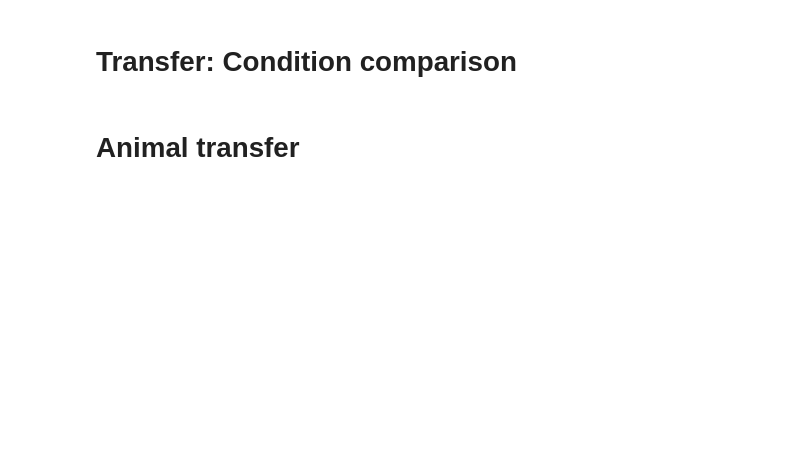
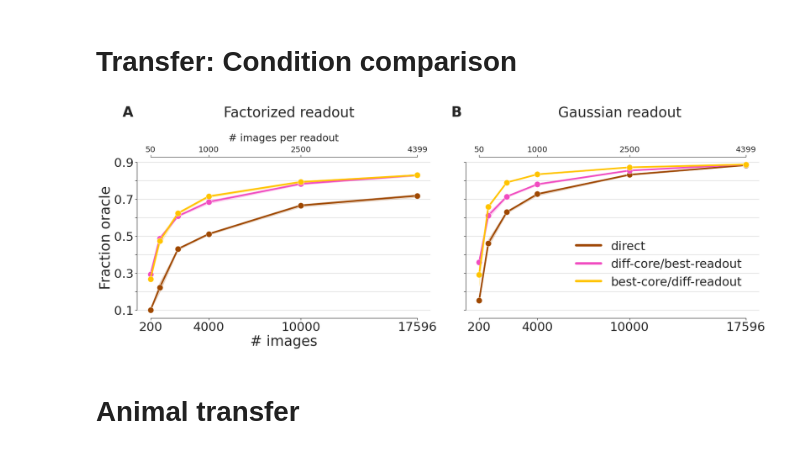
Before and after one commit to sinzlab/nnsysident, a Jupyter notebook: notebooks/Plots_real_iclr.ipynb, the cells around one changed output. Saved outputs shown, nothing was run; the diff lists cells and outputs as text; code cells hidden in the pictures; blank space fills up the shorter version.

```diff
--- a/notebooks/Plots_real_iclr.ipynb
+++ b/notebooks/Plots_real_iclr.ipynb
@@ -230,8 +317,8 @@ col_order = ['Factorized readout ', 'Gaussian readout']
 palette = [col for i, col in enumerate(sns.color_palette('bright')) if i in (5,6,8) ]
 
 
-paper_rc = {'lines.linewidth': 2, 'lines.markersize': 10}
-with sns.plotting_context('paper', rc=paper_rc, font_scale=2.5), sns.axes_style('ticks'):
+paper_rc = {'lines.linewidth': 4, 'lines.markersize': 15}
+with sns.plotting_context('paper', rc=paper_rc, font_scale=3.5), sns.axes_style('ticks'):
     g = sns.relplot(x="# images",
                     y=scoring_measure,
                     hue="Condition",
@@ -241,53 +328,56 @@ with sns.plotting_context('paper', rc=paper_rc, font_scale=2.5), sns.axes_style(
                     marker="o",
                     data=data,
                     palette=palette,
-                    height=5,
+                    height=10,
                     aspect=.9)
 
-    g.axes[0,0].set_ylabel(scoring_measure.replace('_', ' '))
-    g.axes[0,0].set_xlabel('# images')
-    g.axes[0,1].set_xlabel('# images')
-    g._legend.texts[0].set_text("")
-    g._legend.set_bbox_to_anchor((.84, .39, .1, .1))
+#     g.axes[0,0].set_ylabel(scoring_measure.replace('_', ' '))
+#     g.axes[0,0].set_xlabel('# images')
+#     g.axes[0,1].set_xlabel('# images')
+    g._legend.set_title("")
+    g._legend.set_bbox_to_anchor((.84, .25, .1, .1))
 
-    for h in g._legend.legendHandles[1:]:
-        h.set_linewidth(4)
+    for h in g._legend.legendHandles[:]:
+        h.set_linewidth(6)
 
     for label in g._legend.texts:
-            label.set_size(20)
+            label.set_size(30)
 
     for i, ax in enumerate(g.axes.flatten()):
         #ax.set_title(ax.get_title()[10:])
 
         ax.set_yticks(np.arange(0.1, 1.0, 0.1))
         ax.yaxis.grid(True)
 
         ax.set_xticks(np.unique(data['# images'])[[0, 3, 4, 5]])
         ax.get_xaxis().set_major_formatter(matplotlib.ticker.ScalarFormatter())
-        ax.text(0.5, 1.05, ax.get_title(),
+        ax.text(0.525, 1.25, ax.get_title().split('=')[-1][1:],
                 horizontalalignment='center',
-                fontsize=26,
+                fontsize=35,
                 transform=ax.transAxes)
-        #ax.set_title("")
+        ax.set_title("")
 
-        ax.text(-0.1, 1.09, string.ascii_uppercase[i], transform=ax.transAxes, size=30, weight='bold')
+        ax.text(-0.05, 1.25, string.ascii_uppercase[i], transform=ax.transAxes, size=35, weight='bold')
+
+        ax2 = ax.twiny()
+        ax2.set_xlim(tuple(x/4 for x in ax.get_xlim()))
+        ax2.set_xticks(ax.get_xticks()/4)
+        ax2.tick_params(labelsize=20)
 
         if i > 0:
             ax.set(xlabel="")
         else:
-            ax.set_xlabel("# images", fontsize=24)
-            ax.set_ylabel("Fraction oracle", fontsize=24)
+            ax.set_xlabel("# images", fontsize=35)
+            ax.set_ylabel("Fraction oracle", fontsize=35)
             ax.set_yticklabels(['0.1', '', '0.3', '', '0.5', '', '0.7', '', '0.9'])
+            ax2.set_xlabel("# images per readout", fontsize=25, labelpad=12)
 
-        ax2 = ax.twiny()
-        ax2.set_xlim(tuple(x/4 for x in ax.get_xlim()))
-        ax2.set_xticks(ax.get_xticks()/4)
-        ax2.tick_params(labelsize=15)
-        ax2.set_xlabel("# images per scan", fontsize=15, labelpad=12)
 
     sns.despine(trim=True, top=False)
     plt.tight_layout()
     #g.fig.savefig('figures/' + title + '.pdf', dpi=150, bbox_inches='tight')
+# %% [output]
+[figure, added]
 # %% [markdown]
 # Animal transfer
 # %%
```
Also changed, not shown: parts of 4 cells of this notebook, 4 other files.
